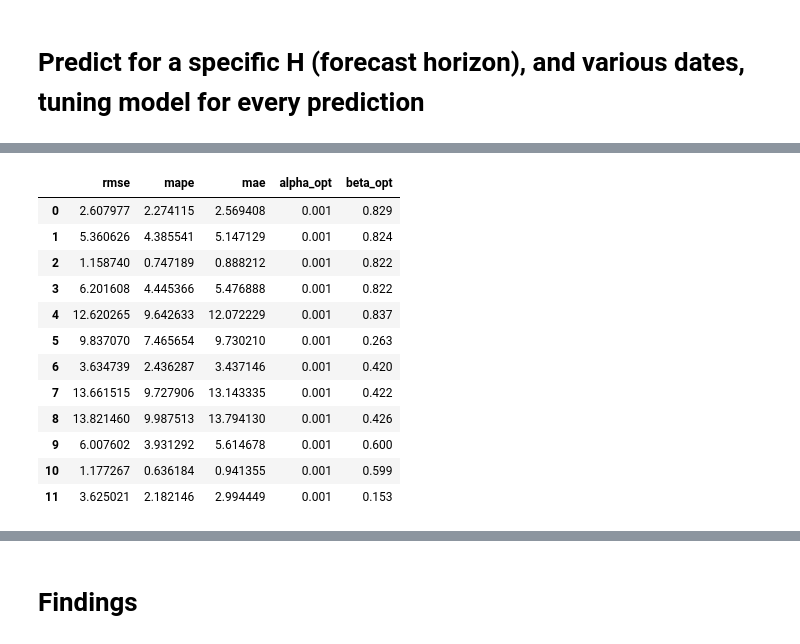
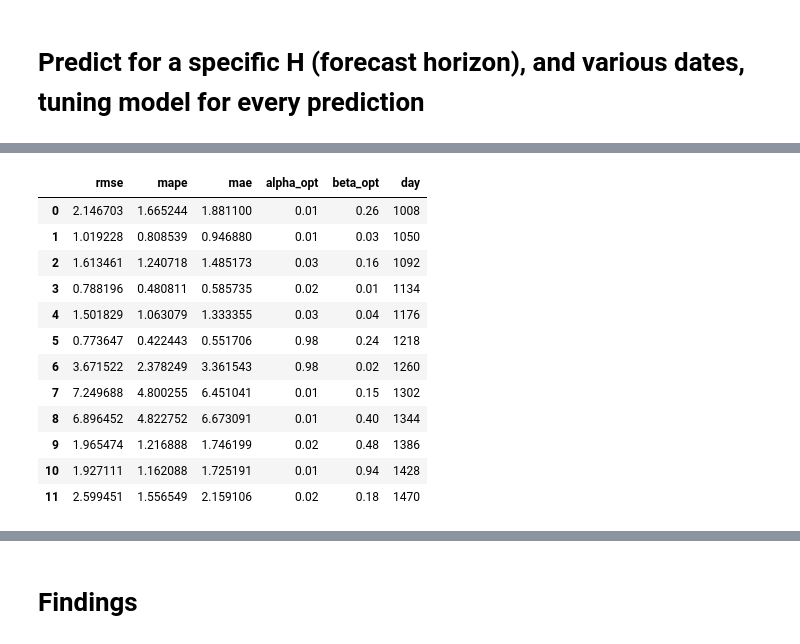
Before and after one commit to NGYB/Stocks, a Jupyter notebook: StockPricePrediction_fh21/StockPricePrediction_v4_DExpSmoothing.ipynb, the cells around one changed output, grey strips where cells are left out. Cells and saved outputs as stored; diff of their text form; code cells hidden in the pictures.

```diff
--- a/StockPricePrediction_fh21/StockPricePrediction_v4_DExpSmoothing.ipynb
+++ b/StockPricePrediction_fh21/StockPricePrediction_v4_DExpSmoothing.ipynb
@@ -76,7 +77,7 @@ def get_rmse(a, b):
     """
     return math.sqrt(np.mean((np.array(a)-np.array(b))**2))
 
-def double_exponential_smoothing(series, H, alpha=0.5, beta=0.5, return_all=False):
+def double_exponential_smoothing(series, H, alpha=0.3, beta=0.3, return_all=False):
     """
     Given a series and alpha, return series of smoothed points
     Initialization:
@@ -139,7 +140,7 @@ def get_error_metrics(series, train_size, H, alpha, beta):
     mae = []  # mean absolute error
     preds_dict = {}
 
-    for i in range(train_size, len(series)-H, int(H/2)):
+    for i in range(train_size, len(series)-H+1, int(H/2)):
         preds_list = double_exponential_smoothing(series[i-train_size:i], H, alpha, beta)
 
         rmse.append(get_rmse(series[i:i+H], preds_list))
@@ -161,8 +162,8 @@ def hyperpram_tune_alpha_beta(series, train_size, H):
     """
     err_dict = defaultdict(list)
     alpha = alphaMin
-    beta = betaMin
     while alpha <= alphaMax:
+        beta = betaMin
         while beta <= betaMax:
             rmse_mean, mape_mean, mae_mean, _ = get_error_metrics(series, train_size, H, alpha, beta)
 
@@ -303,5 +310,5 @@ ax.set_xlim([df['date'][i]-timedelta(days=daysBackward), df['date'][i]+timedelta
 # %%
-i = train_val_size # Predict for day i, for the next H-1 days. Note indexing of days start from 0.
+i = 1008 # Predict for day i, for the next H-1 days. Note indexing of days start from 0.
 print("Predicting on day %d, date %s, with forecast horizon H = %d" % (i, df.iloc[i]['date'], H))
 # %% [output]
 Predicting on day 1008, date 2017-01-03 00:00:00, with forecast horizon H = 21
@@ -378,7 +385,6 @@ mape = [] # mean absolute percentage error
 mae = []  # mean absolute error
 preds_dict = {}
 results_final_no_tune = defaultdict(list)
-i_list = range(train_val_size, train_val_size+84*5+42+1, 42)
 for i in i_list:
     print("Predicting on day %d, date %s" % (i, df.iloc[i]['date']))
 
@@ -468,7 +474,7 @@ ax.set_xlim([firstDay, lastDay])
 # Predict and compute error metrics also
 preds_dict = {}
 results_final = defaultdict(list)
-i_list = range(train_val_size, train_val_size+84*5+42+1, 42)
+tic = time.time()
 for i in i_list:
     print("Predicting on day %d, date %s" % (i, df.iloc[i]['date']))
 
@@ -486,6 +492,8 @@ for i in i_list:
     results_final['mae'].append(get_mae(df[i:i+H]['adj_close'], preds_list))
     results_final['alpha_opt'].append(alpha_opt)
     results_final['beta_opt'].append(beta_opt)
+toc = time.time()
+print("Time taken = " + str((toc-tic)/60.0) + " mins")
 
 results_final = pd.DataFrame(results_final)
 
@@ -515,20 +524,21 @@ For forecast horizon 21, the mean MAE is 6.317431
 # %%
 # results
+results_final['day'] = i_list
 results_final
 # %% [output]
-|  | rmse | mape | mae | alpha_opt | beta_opt |
-| 0 | 2.607977 | 2.274115 | 2.569408 | 0.001 | 0.829 |
-| 1 | 5.360626 | 4.385541 | 5.147129 | 0.001 | 0.824 |
-| 2 | 1.158740 | 0.747189 | 0.888212 | 0.001 | 0.822 |
-| 3 | 6.201608 | 4.445366 | 5.476888 | 0.001 | 0.822 |
-| 4 | 12.620265 | 9.642633 | 12.072229 | 0.001 | 0.837 |
-| 5 | 9.837070 | 7.465654 | 9.730210 | 0.001 | 0.263 |
-| 6 | 3.634739 | 2.436287 | 3.437146 | 0.001 | 0.420 |
-| 7 | 13.661515 | 9.727906 | 13.143335 | 0.001 | 0.422 |
-| 8 | 13.821460 | 9.987513 | 13.794130 | 0.001 | 0.426 |
-| 9 | 6.007602 | 3.931292 | 5.614678 | 0.001 | 0.600 |
-| 10 | 1.177267 | 0.636184 | 0.941355 | 0.001 | 0.599 |
-| 11 | 3.625021 | 2.182146 | 2.994449 | 0.001 | 0.153 |
+|  | rmse | mape | mae | alpha_opt | beta_opt | day |
+| 0 | 2.146703 | 1.665244 | 1.881100 | 0.01 | 0.26 | 1008 |
+| 1 | 1.019228 | 0.808539 | 0.946880 | 0.01 | 0.03 | 1050 |
+| 2 | 1.613461 | 1.240718 | 1.485173 | 0.03 | 0.16 | 1092 |
+| 3 | 0.788196 | 0.480811 | 0.585735 | 0.02 | 0.01 | 1134 |
+| 4 | 1.501829 | 1.063079 | 1.333355 | 0.03 | 0.04 | 1176 |
+| 5 | 0.773647 | 0.422443 | 0.551706 | 0.98 | 0.24 | 1218 |
+| 6 | 3.671522 | 2.378249 | 3.361543 | 0.98 | 0.02 | 1260 |
+| 7 | 7.249688 | 4.800255 | 6.451041 | 0.01 | 0.15 | 1302 |
+| 8 | 6.896452 | 4.822752 | 6.673091 | 0.01 | 0.40 | 1344 |
+| 9 | 1.965474 | 1.216888 | 1.746199 | 0.02 | 0.48 | 1386 |
+| 10 | 1.927111 | 1.162088 | 1.725191 | 0.01 | 0.94 | 1428 |
+| 11 | 2.599451 | 1.556549 | 2.159106 | 0.02 | 0.18 | 1470 |
 # %%
 # Plot the predictions, and zoom in
 rcParams['figure.figsize'] = 10, 8 # width 10, height 8
```
Also changed, not shown: parts of 23 cells of this notebook, 5 other files.
